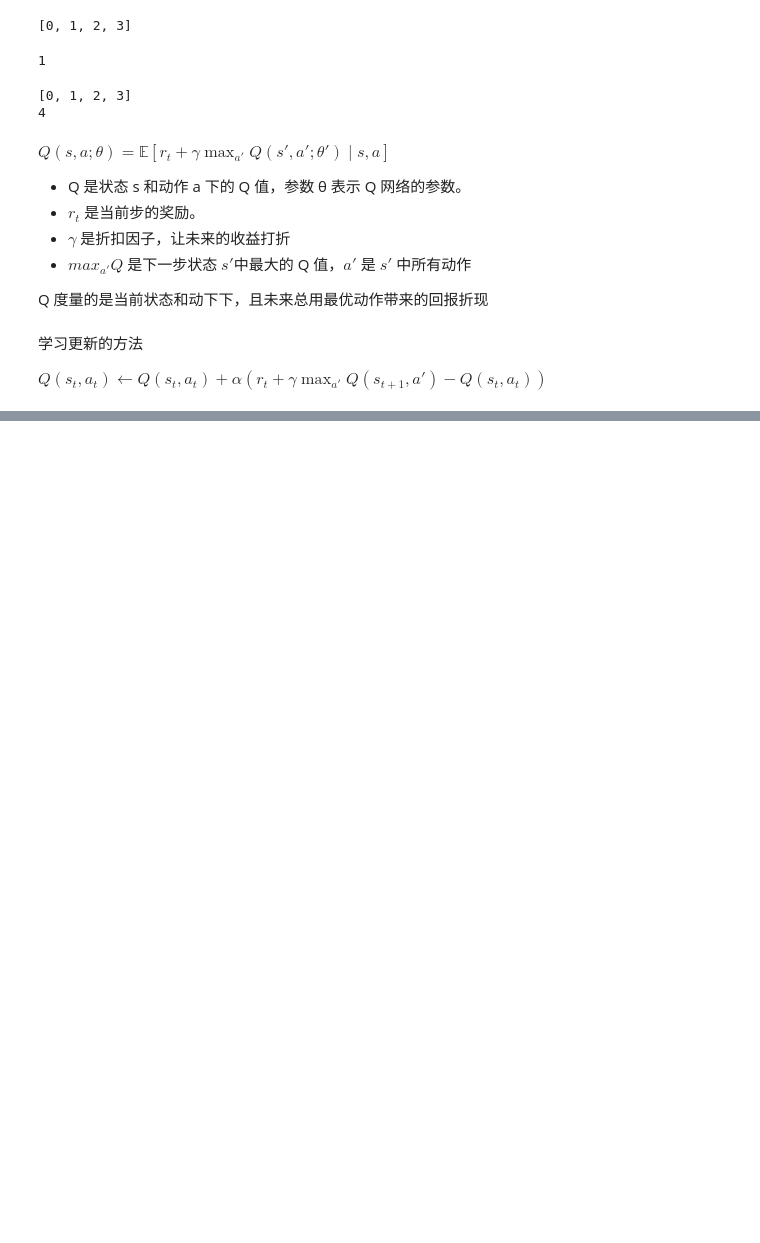
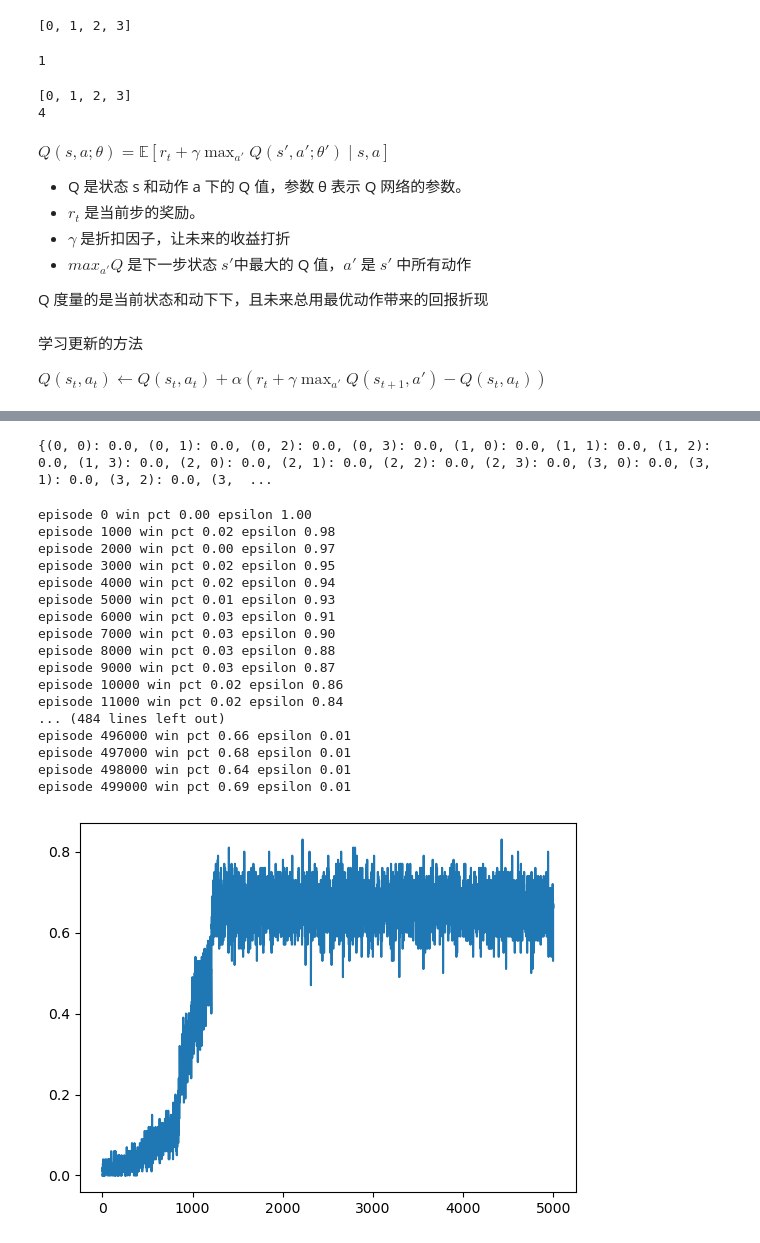
Before and after one commit to Raytto/my_ml_study, a Jupyter notebook: deep_q_study/deep_q_agents.ipynb, the cells around one changed output, grey strips where cells are left out. Cells and saved outputs as stored; diff of their text form; code cells hidden in the pictures; blank space fills up the shorter version.

```diff
--- a/deep_q_study/deep_q_agents.ipynb
+++ b/deep_q_study/deep_q_agents.ipynb
@@ -67,6 +67,7 @@ class Agent():
         for state in range(self.n_states):
             for action in range(self.n_actions):
                 self.Q[(state, action)] = 0.0
+        print(str(self.Q))
 
     def choose_action(self, state):
         if np.random.random() < self.eps:
@@ -77,12 +78,10 @@ class Agent():
         return action
 
     def decrement_epsilon(self):
-        self.eps = self.eps - self.eps_dec if self.eps > self.eps_min else self.eps_min
+        self.eps = self.eps * self.eps_dec if self.eps > self.eps_min else self.eps_min
 
     def learn(self, state, action, reward, state_):
         actions = np.array([self.Q[(state_, a)] for a in range(self.n_actions)])
         a_max = np.argmax(actions)
         self.Q[(state, action)] += self.lr * (reward + self.gamma * self.Q[(state_, a_max)] - self.Q[(state, action)])
         self.decrement_epsilon()
-
-agent = Agent(lr=0.001, gamma=0.9, n_actions=env.action_space.n, n_states=env.observation_space.n, eps_start=1.0, eps_end=0.01, eps_dec=0.001)
@@ -88,0 +96,50 @@ agent = Agent(lr=0.001, gamma=0.9, n_actions=env.action_space.n, n_states=env.ob
+# %%
+env = gym.make('FrozenLake-v1')
+agent = Agent(lr=0.001, gamma=0.9, n_actions=env.action_space.n, n_states=env.observation_space.n, eps_start=1.0, eps_end=0.01, eps_dec=0.999999)
+scores = []
+win_pct_list = []
+n_games = 500000
+# %% [output]
+{(0, 0): 0.0, (0, 1): 0.0, (0, 2): 0.0, (0, 3): 0.0, (1, 0): 0.0, (1, 1): 0.0, (1, 2): 0.0, (1, 3): 0.0, (2, 0): 0.0, (2, 1): 0.0, (2, 2): 0.0, (2, 3): 0.0, (3, 0): 0.0, (3, 1): 0.0, (3, 2): 0.0, (3,  ...
+# %%
+for i in range(n_games):
+    done = False
+    obs = env.reset()[0]
+    score = 0
+    while not done:
+        action = agent.choose_action(obs)
+        obs_, reward, done, truncated, info = env.step(action)
+        agent.learn(obs, action, reward, obs_)
+        agent.decrement_epsilon()
+        score += reward
+        obs = obs_
+        done = done or truncated  # Ensure the loop exits if the episode is truncated
+
+    scores.append(score)
+    if i % 100 == 0:
+        average = np.mean(scores[-100:])
+        win_pct_list.append(average)
+        if i % 1000 == 0:
+            print('episode', i, 'win pct %.2f' % average, 'epsilon %.2f' % agent.eps)
+
+plt.plot(win_pct_list)
+plt.show()
+# %% [output]
+episode 0 win pct 0.00 epsilon 1.00
+episode 1000 win pct 0.02 epsilon 0.98
+episode 2000 win pct 0.00 epsilon 0.97
+episode 3000 win pct 0.02 epsilon 0.95
+episode 4000 win pct 0.02 epsilon 0.94
+episode 5000 win pct 0.01 epsilon 0.93
+episode 6000 win pct 0.03 epsilon 0.91
+episode 7000 win pct 0.03 epsilon 0.90
+episode 8000 win pct 0.03 epsilon 0.88
+episode 9000 win pct 0.03 epsilon 0.87
+episode 10000 win pct 0.02 epsilon 0.86
+episode 11000 win pct 0.02 epsilon 0.84
+... (484 lines left out)
+episode 496000 win pct 0.66 epsilon 0.01
+episode 497000 win pct 0.68 epsilon 0.01
+episode 498000 win pct 0.64 epsilon 0.01
+episode 499000 win pct 0.69 epsilon 0.01
+[figure, added]
```
Also changed, not shown: parts of 2 cells of this notebook.
